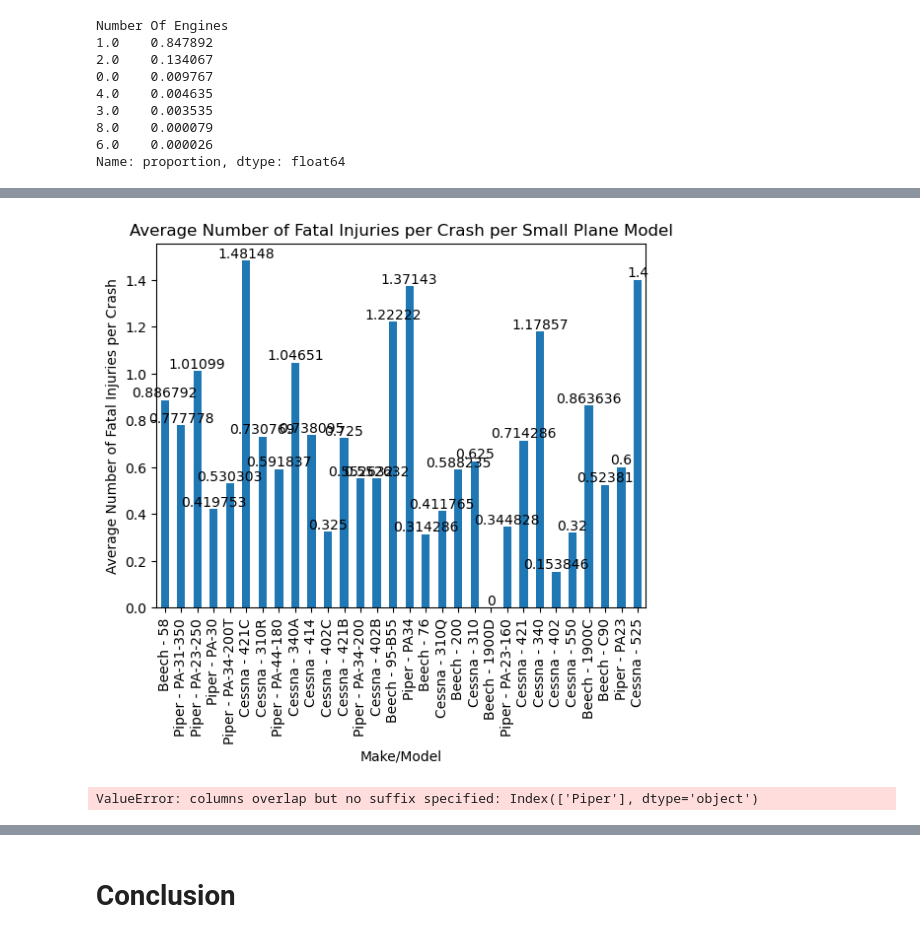
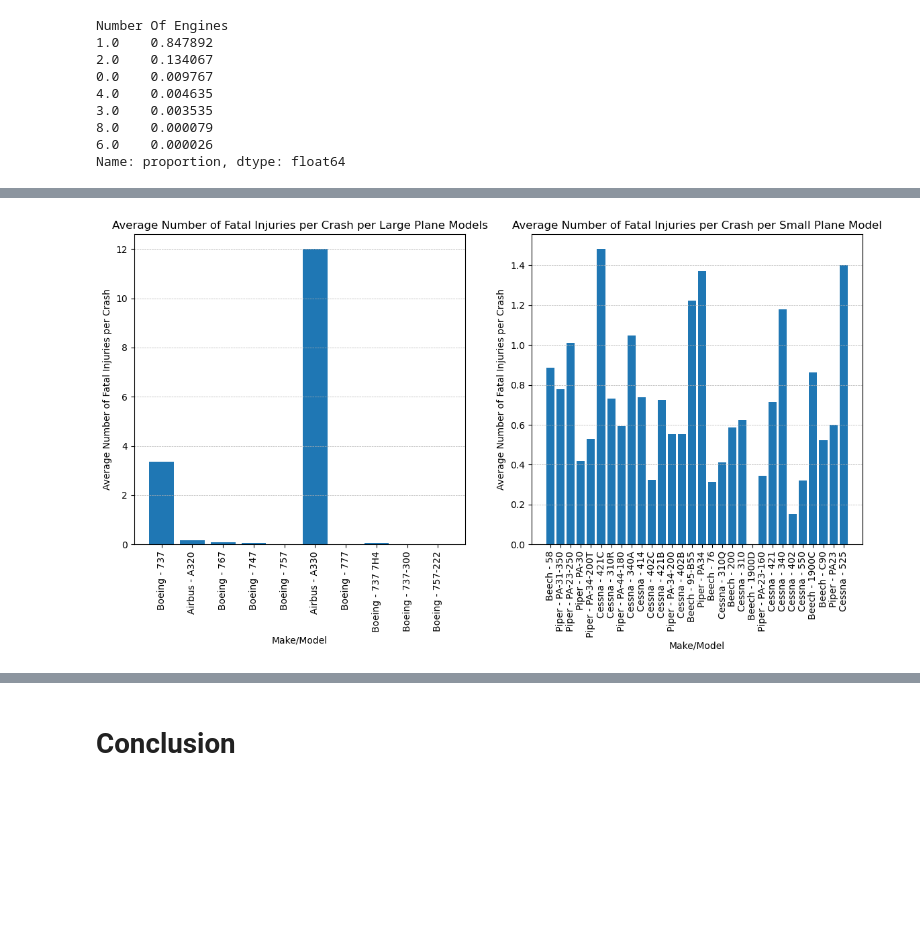
Before and after one commit to mkearns17/Aviation_Accidents_Project, a Jupyter notebook: Aviation_Phase1_Project.ipynb, the cells around one changed output, grey strips where cells are left out. Drawn from its saved outputs; the diff is of its cells as text; code cells hidden in the pictures; blank space fills up the shorter version.

```diff
--- a/Aviation_Phase1_Project.ipynb
+++ b/Aviation_Phase1_Project.ipynb
@@ -301,28 +264,40 @@ small_planes_injuries = small_planes.groupby('Make/Model')\
             [['Total Fatal Injuries','Total Serious Injuries','Total Minor Injuries','Total Uninjured']].agg('mean')
 small_planes_injuries['Total Number of Incidents'] = small_planes['Make/Model'].value_counts()
 top_small_planes_injuries = small_planes_injuries.sort_values('Total Number of Incidents', ascending = False)[0:30]
-# %%
-#Plot average number of fatal injuries.
-ax = top_small_planes_injuries.plot.bar(y=('Total Fatal Injuries'),\
-                     legend = False,\
-                     xlabel = 'Make/Model',\
-                     ylabel = 'Average Number of Fatal Injuries per Crash',\
-                     title = 'Average Number of Fatal Injuries per Crash per Small Plane Model',\
-                     )
-ax.bar_label(ax.containers[0]);
-# %% [output]
-[figure, removed]
+# %%
+#Plot average number of fatal injuries for large and small planes
+fig, ax = plt.subplots(nrows = 1, ncols=2, figsize=(14,6))
+
+x1 = top_large_planes_injuries.index
+x2 = top_small_planes_injuries.index
+h1 = top_large_planes_injuries['Total Fatal Injuries']
+h2 = top_small_planes_injuries['Total Fatal Injuries']
+
+ax[0].bar(x = x1, height = h1)
+ax[0].set_xlabel('Make/Model')
+ax[0].set_ylabel('Average Number of Fatal Injuries per Crash')
+ax[0].set_title ('Average Number of Fatal Injuries per Crash per Large Plane Models')
+ax[0].tick_params(axis='x', labelrotation=90)
+ax[0].grid(visible = True, which = 'both', axis = "y",linestyle='--', linewidth=0.5)
+#ax[0].bar_label(ax.containers[0],fmt='%.1f');
+
+ax[1].bar(x = x2, height = h2)
+ax[1].set_xlabel('Make/Model')
+ax[1].set_ylabel('Average Number of Fatal Injuries per Crash')
+ax[1].set_title('Average Number of Fatal Injuries per Crash per Small Plane Model');
+ax[1].tick_params(axis='x', labelrotation=90)
+ax[1].grid(visible = True, which = 'both', axis = "y",linestyle='--', linewidth=0.5)
+#ax[1].bar_label(ax.containers[0],fmt='%.1f');
+# %% [output]
+[figure, added]
 # %%
 makes = ['Boeing','Airbus','Cessna','Beech','Piper']
 crashes_make_per_yr = pd.DataFrame()
 
-for i in range(len(makes)):
-    for make in makes:
-        if (make == 'Boeing') | (make == 'Airbus'):
-            make_crashes = large_planes[large_planes['Make'] == make].value_counts('Year').sort_index()
-        else:
-            make_crashes = small_planes[small_planes['Make'] == make].value_counts('Year').sort_index()
-        make_crashes.name = make
-    crashes_make_per_yr = crashes_make_per_yr.join(make_crashes, how = 'outer',)
+for make in makes:
+    if (make == 'Boeing') | (make == 'Airbus'):
+        make_crashes = large_planes[large_planes['Make'] == make].value_counts('Year').sort_index()
+    else:
+        make_crashes = small_planes[small_planes['Make'] == make].value_counts('Year').sort_index()
+    make_crashes.name = make
+    crashes_make_per_yr = crashes_make_per_yr.join(make_crashes, how = 'outer')
-# %% [output]
-ValueError: columns overlap but no suffix specified: Index(['Piper'], dtype='object')
```
Also changed, not shown: parts of 13 cells of this notebook.
